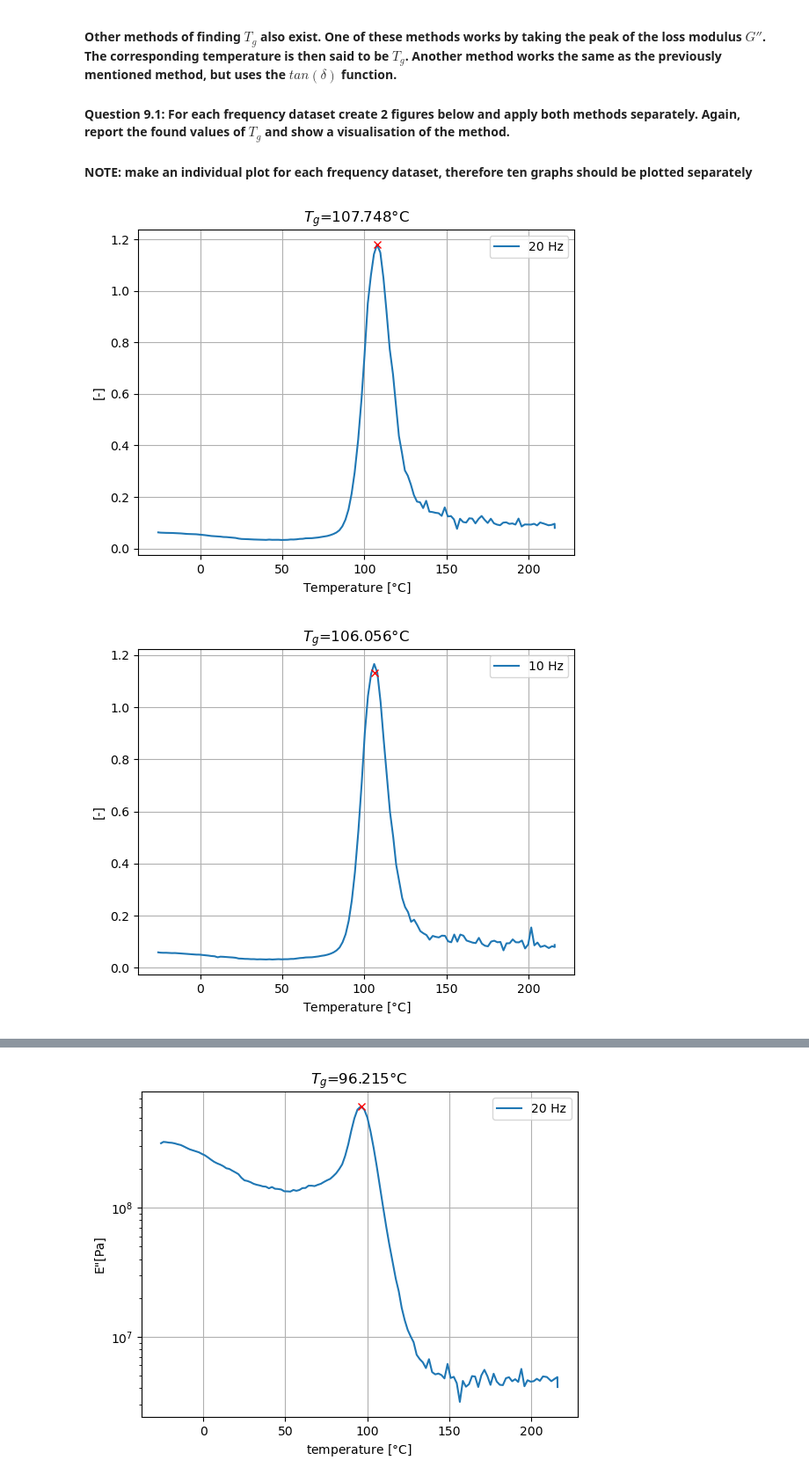
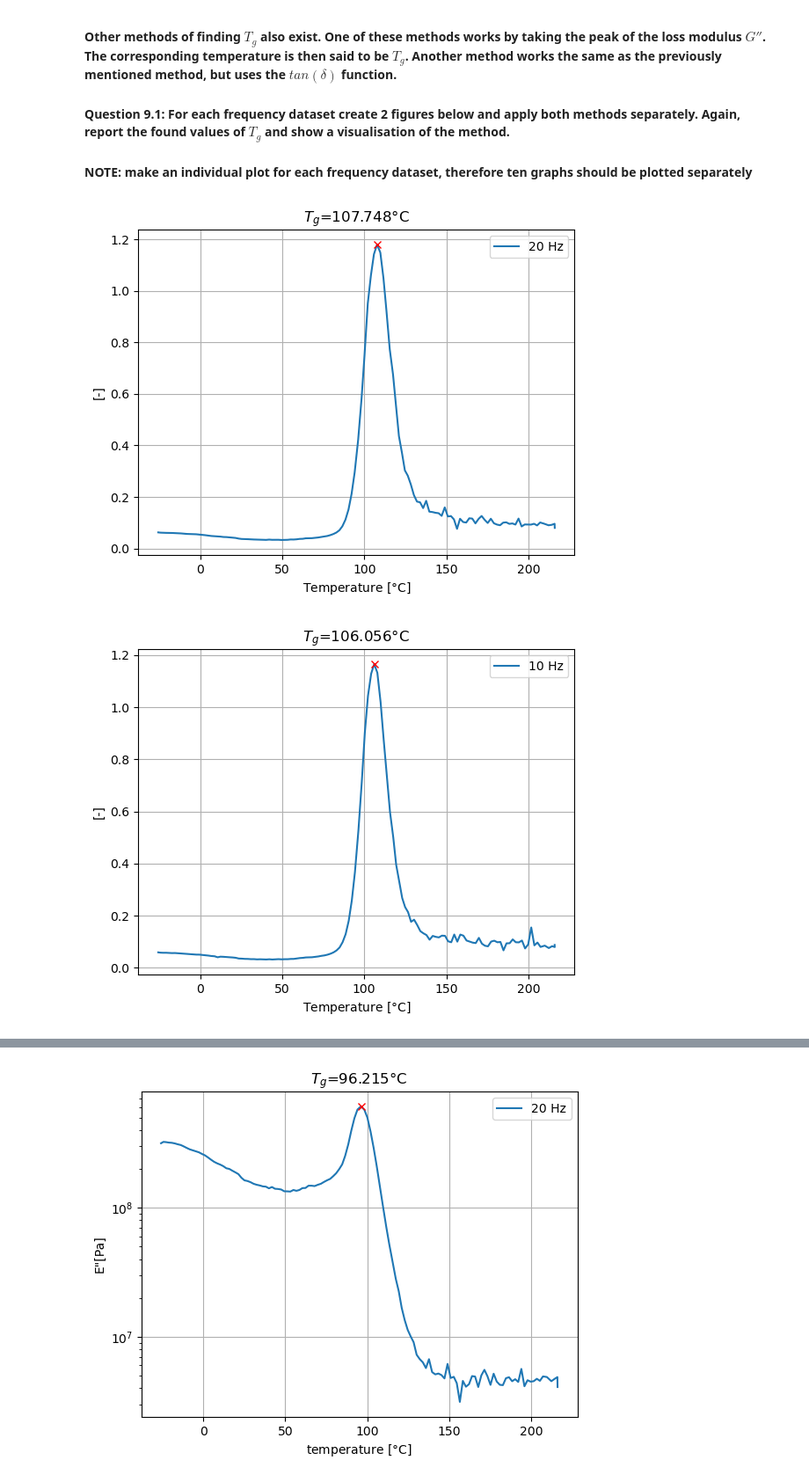
Before and after one commit to arthurstreebgreebling/PCM, a Jupyter notebook: A2 Rheokinetics/Notebook Rheokinetics.ipynb, the cells around one changed output, grey strips where cells are left out. Shown at 88% size. Drawn from its saved outputs; the diff is of its cells as text; code cells hidden in the pictures.

```diff
--- a/A2 Rheokinetics/Notebook Rheokinetics.ipynb
+++ b/A2 Rheokinetics/Notebook Rheokinetics.ipynb
@@ -430,10 +438,11 @@ plt.legend()
 plt.grid()
 plt.show()
 
+
 max_10 = np.where(data_10[:,5] == np.max(data_10[:,5]))[0][0]
 T_g_10 = data_10[max_10][1]
 plt.plot(data_10[:,1], data_10[:,5], label='10 Hz')
-plt.plot(T_g_10, data_10[max_20][5], 'rx')
+plt.plot(T_g_10, data_10[max_10][5], 'rx')
 plt.title(f'$T_g$={T_g_10:.3f}$\degree$C')
 plt.ylabel("[-]")
 plt.xlabel('Temperature [$\degree$C]')
@@ -450,34 +459,34 @@ plt.ylabel("[-]")
 plt.xlabel('Temperature [$\degree$C]')
 plt.legend()
 plt.grid()
 plt.show()
 
 max_1 = np.where(data_1[:,5] == np.max(data_1[:,5]))[0][0]
 T_g_1 = data_1[max_1][1]
 plt.plot(data_1[:,1], data_1[:,5], label='1 Hz')
 plt.plot(T_g_1, data_1[max_1][5], 'rx')
 plt.title(f'$T_g$={T_g_1:.3f}$\degree$C')
 plt.ylabel("[-]")
 plt.xlabel('Temperature [$\degree$C]')
 plt.legend()
 plt.grid()
 plt.show()
 
 max_02 = np.where(data_02[:,5] == np.max(data_02[:,5]))[0][0]
 T_g_02 = data_02[max_02][1]
 plt.plot(data_02[:,1], data_02[:,5], label='0.2 Hz')
 plt.plot(T_g_02, data_02[max_02][5], 'rx')
 plt.title(f'$T_g$={T_g_02:.3f}$\degree$C')
 plt.ylabel("[-]")
 plt.xlabel('Temperature [$\degree$C]')
 plt.legend()
 plt.grid()
 plt.show()
 
 T_g_tan_delta = [T_g_20, T_g_10, T_g_5, T_g_1, T_g_02]
 # %% [output]
 [figure]
-[figure, old version]
+[figure, new version]
 [figure]
 [figure]
 [figure]
```
Also changed, not shown: parts of 6 cells of this notebook.
